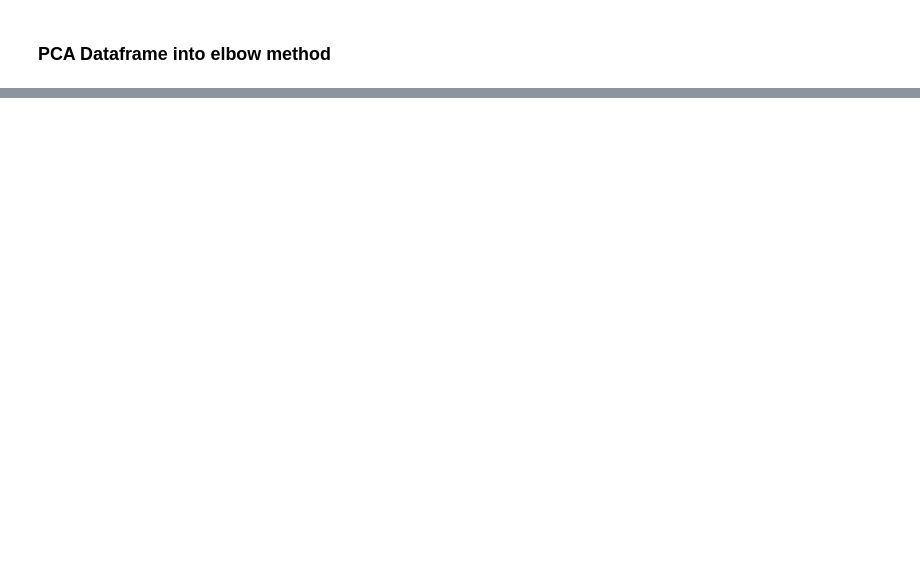
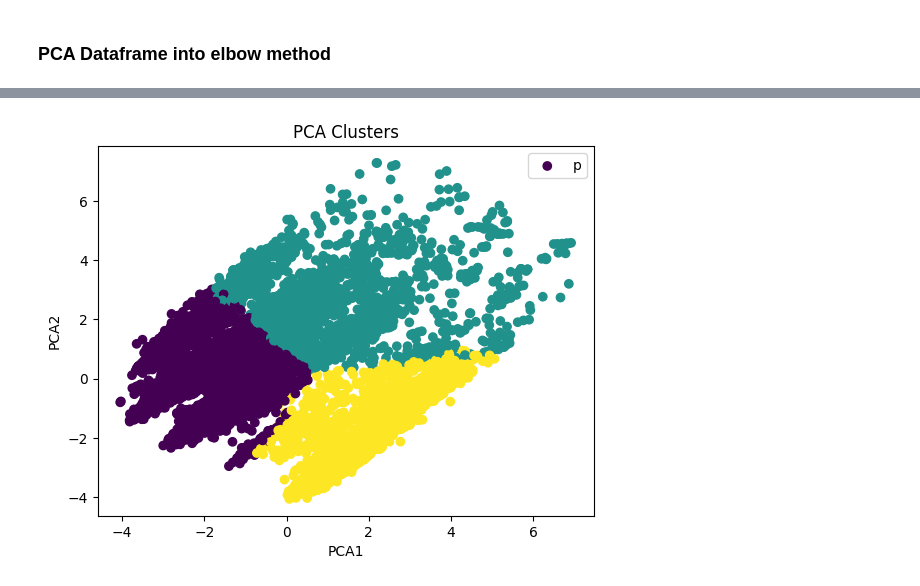
Before and after one commit to amydohlin/project-4-group-2, a Jupyter notebook: cirrhosis_model_optimizing_colab.ipynb, the cells around one changed output, grey strips where cells are left out. Cells and saved outputs as stored; diff of their text form; code cells hidden in the pictures; blank space fills up the shorter version.

```diff
--- a/cirrhosis_model_optimizing_colab.ipynb
+++ b/cirrhosis_model_optimizing_colab.ipynb
@@ -715,0 +811,9 @@ elbow_df.hvplot.line(x="k", y="inertia", xticks=k, title="Elbow Curve")
+# %%
+# Create copy of PCA df
+pca_df_predictions = liver_pca_df.copy()
+
+# Add a column to the new df with the predicted clusters
+pca_df_predictions['pca_clusters'] = predictions
+
+# Preview the df
+pca_df_predictions.head()
@@ -715,0 +827,10 @@ elbow_df.hvplot.line(x="k", y="inertia", xticks=k, title="Elbow Curve")
+# %%
+# Scatter plot of the predicted clusters
+plt.scatter(pca_df_predictions['PCA1'], pca_df_predictions['PCA2'], c=pca_df_predictions['pca_clusters'])
+plt.xlabel('PCA1')
+plt.ylabel('PCA2')
+plt.title('PCA Clusters')
+plt.legend('pca_clusters')
+plt.show()
+# %% [output]
+[figure, added]
```
Also changed, not shown: parts of 22 cells of this notebook.
